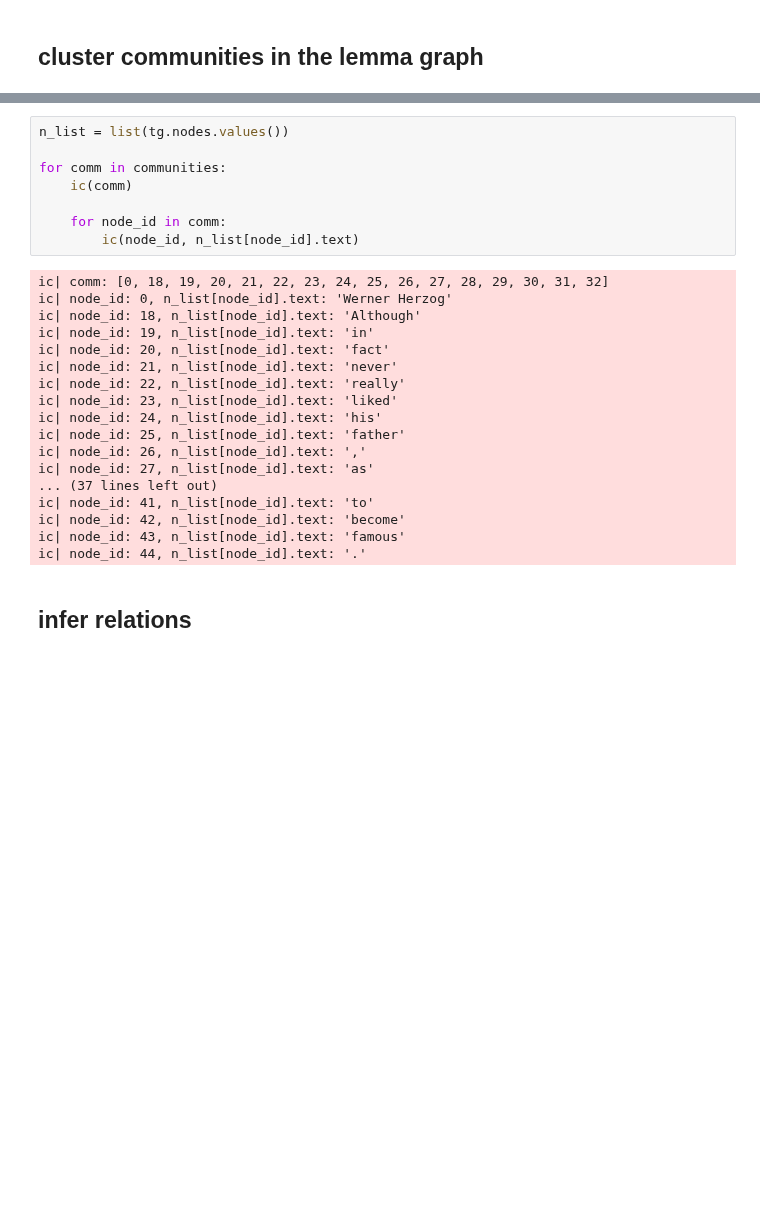
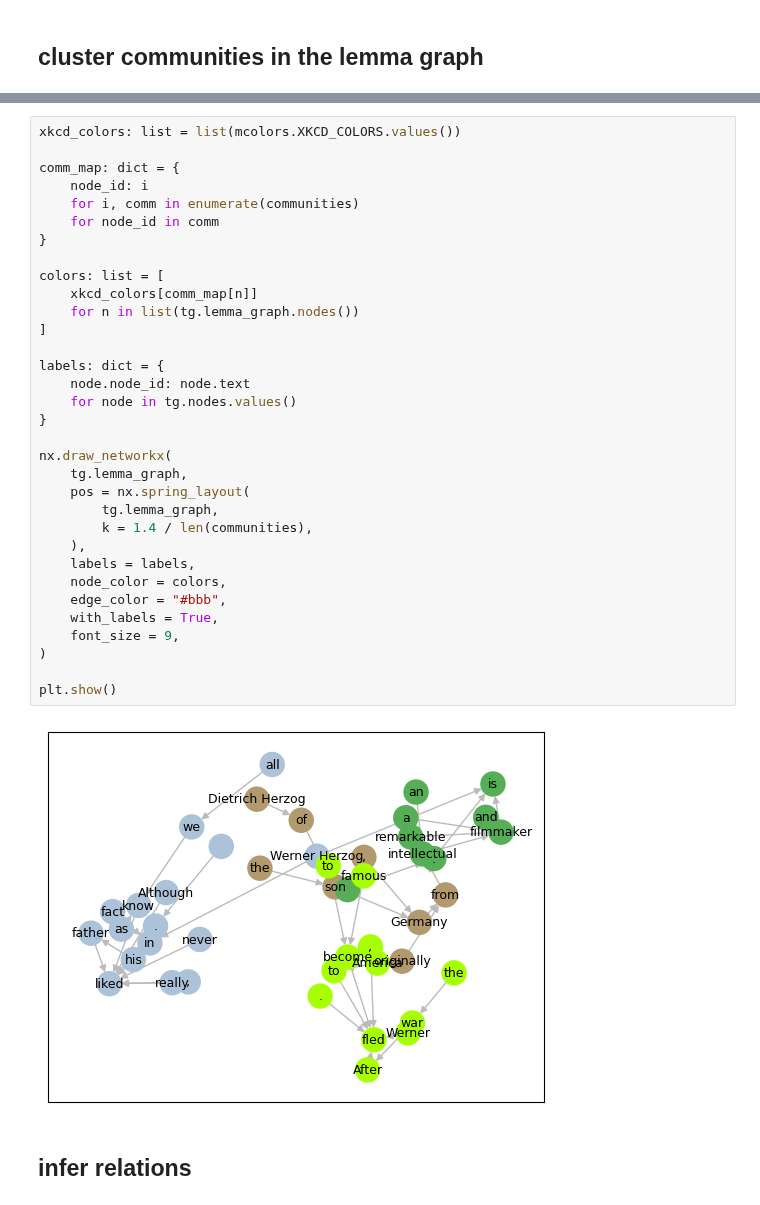
Before and after one commit to DerwenAI/textgraphs, a Jupyter notebook: demo.ipynb, the cells around one changed output, grey strips where cells are left out. Saved outputs shown, nothing was run; the diff lists cells and outputs as text; blank space fills up the shorter version.

Commit message:
visualize the girvan-newman community clustering

```diff
--- a/demo.ipynb
+++ b/demo.ipynb
@@ -211,29 +222,38 @@ ic| communities: [[0, 18, 19, 20, 21, 22, 23, 24, 25, 26, 27, 28, 29, 30, 31, 32
-# %%
-n_list = list(tg.nodes.values())
-
-for comm in communities:
-    ic(comm)
-
-    for node_id in comm:
-        ic(node_id, n_list[node_id].text)
-# %% [output]
-ic| comm: [0, 18, 19, 20, 21, 22, 23, 24, 25, 26, 27, 28, 29, 30, 31, 32]
-ic| node_id: 0, n_list[node_id].text: 'Werner Herzog'
-ic| node_id: 18, n_list[node_id].text: 'Although'
-ic| node_id: 19, n_list[node_id].text: 'in'
-ic| node_id: 20, n_list[node_id].text: 'fact'
-ic| node_id: 21, n_list[node_id].text: 'never'
-ic| node_id: 22, n_list[node_id].text: 'really'
-ic| node_id: 23, n_list[node_id].text: 'liked'
-ic| node_id: 24, n_list[node_id].text: 'his'
-ic| node_id: 25, n_list[node_id].text: 'father'
-ic| node_id: 26, n_list[node_id].text: ','
-ic| node_id: 27, n_list[node_id].text: 'as'
-... (37 lines left out)
-ic| node_id: 41, n_list[node_id].text: 'to'
-ic| node_id: 42, n_list[node_id].text: 'become'
-ic| node_id: 43, n_list[node_id].text: 'famous'
-ic| node_id: 44, n_list[node_id].text: '.'
+# %%
+xkcd_colors: list = list(mcolors.XKCD_COLORS.values())
+
+comm_map: dict = {
+    node_id: i
+    for i, comm in enumerate(communities)
+    for node_id in comm
+}
+
+colors: list = [
+    xkcd_colors[comm_map[n]]
+    for n in list(tg.lemma_graph.nodes())
+]
+
+labels: dict = {
+    node.node_id: node.text
+    for node in tg.nodes.values()
+}
+
+nx.draw_networkx(
+    tg.lemma_graph,
+    pos = nx.spring_layout(
+        tg.lemma_graph,
+        k = 1.4 / len(communities),
+    ),
+    labels = labels,
+    node_color = colors,
+    edge_color = "#bbb",
+    with_labels = True,
+    font_size = 9,
+)
+
+plt.show()
+# %% [output]
+[figure, added]
 # %% [markdown]
 ## infer relations
 # %%
```
Also changed, not shown: parts of 5 cells of this notebook, 1 other file.
